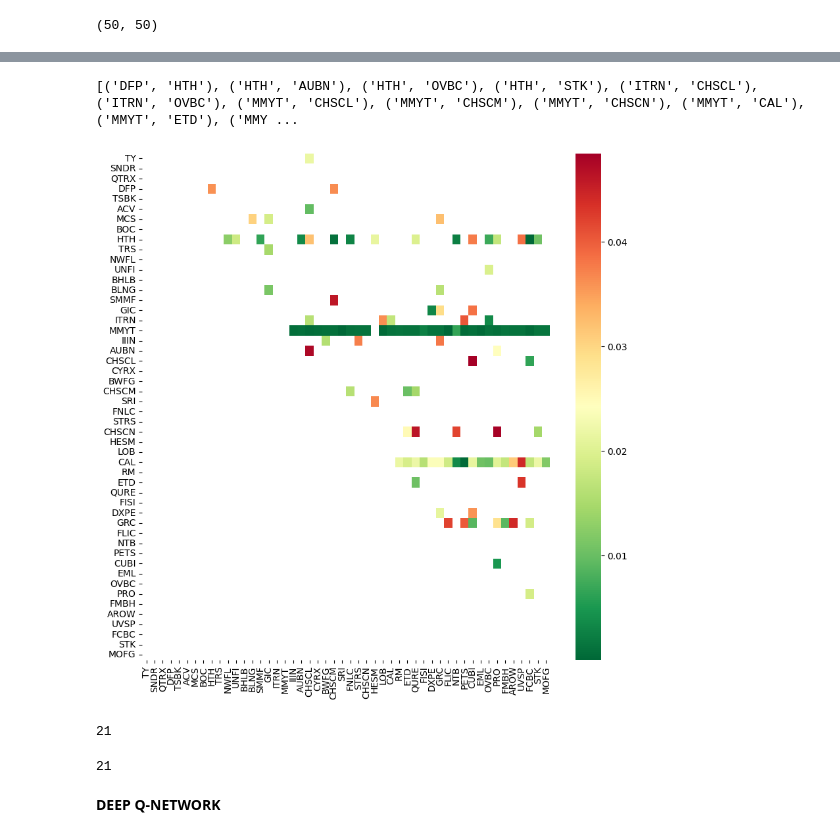
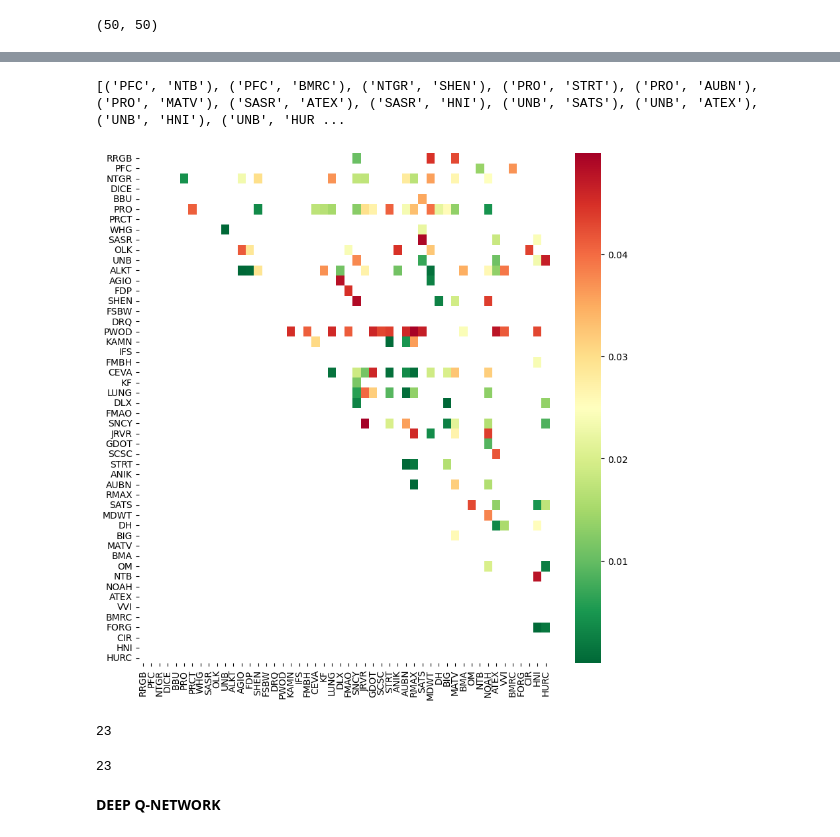
Before and after one commit to waikho/MADS_Capstone, a Jupyter notebook: RL/Pair_Trading_DQN.ipynb, the cells around one changed output, grey strips where cells are left out. Drawn from its saved outputs; the diff is of its cells as text; code cells hidden in the pictures.

```diff
--- a/RL/Pair_Trading_DQN.ipynb
+++ b/RL/Pair_Trading_DQN.ipynb
@@ -88,4 +106,11 @@ cluster 9: 193 stocks
 # %%
 #split train/test data by time: 70/30#
-trainpairs, trainpval, traindf = pipeline.cointHeatmap(dailyDF[good_clusters_dict[9]].loc[:round(len(dailyDF)*0.7)].dropna(axis=1, how='all'))
+#trainpairs, trainpval, traindf = pipeline.cointHeatmap(dailyDF[good_clusters_dict[9]].loc[:round(len(dailyDF)*0.7)].dropna(axis=1, how='all'))
+
+#choose cluster of a reasonable size
+dailyDF_train = dailyDF[good_clusters_dict[3]]
+
+train_startdate = dailyDF_train.index[0]
+train_enddate = train_startdate + pd.DateOffset(years=5)
+trainpairs, trainpval, traindf = pipeline.cointHeatmap(dailyDF_train.loc[train_startdate:train_enddate].dropna(axis=1, how='all'))
 # %% [output]
@@ -137,14 +162,16 @@ len(trainenvs)
 # %%
 ###val set heatmap###
 #Remember to use the same cluster as train set
-valpairs, valpval, valdf = pipeline.cointHeatmap(dailyDF[good_clusters_dict[9]].loc[round(len(dailyDF)*0.7):].dropna(axis=1, how='all'))
+#valpairs, valpval, valdf = pipeline.cointHeatmap(dailyDF[good_clusters_dict[9]].loc[round(len(dailyDF)*0.7):].dropna(axis=1, how='all'))
+
+valpairs, valpval, valdf = pipeline.cointHeatmap(dailyDF_train.loc[train_enddate:].dropna(axis=1, how='all'))
 # %% [output]
-[('DFP', 'HTH'), ('HTH', 'AUBN'), ('HTH', 'OVBC'), ('HTH', 'STK'), ('ITRN', 'CHSCL'), ('ITRN', 'OVBC'), ('MMYT', 'CHSCL'), ('MMYT', 'CHSCM'), ('MMYT', 'CHSCN'), ('MMYT', 'CAL'), ('MMYT', 'ETD'), ('MMY ...
+[('PFC', 'NTB'), ('PFC', 'BMRC'), ('NTGR', 'SHEN'), ('PRO', 'STRT'), ('PRO', 'AUBN'), ('PRO', 'MATV'), ('SASR', 'ATEX'), ('SASR', 'HNI'), ('UNB', 'SATS'), ('UNB', 'ATEX'), ('UNB', 'HNI'), ('UNB', 'HUR ...
-[figure, old version]
+[figure, new version]
 # %%
 len(valpairs)
 # %% [output]
-21
+23
 # %%
 ###create valenvs###
 valenvs = []
@@ -155,7 +182,7 @@ for valpair in valpairs:
 # %%
 len(valenvs)
 # %% [output]
-21
+23
 # %% [markdown]
 **DEEP Q-NETWORK**
 # %% [markdown]
```
Also changed, not shown: parts of 16 cells of this notebook, 3 other files.
